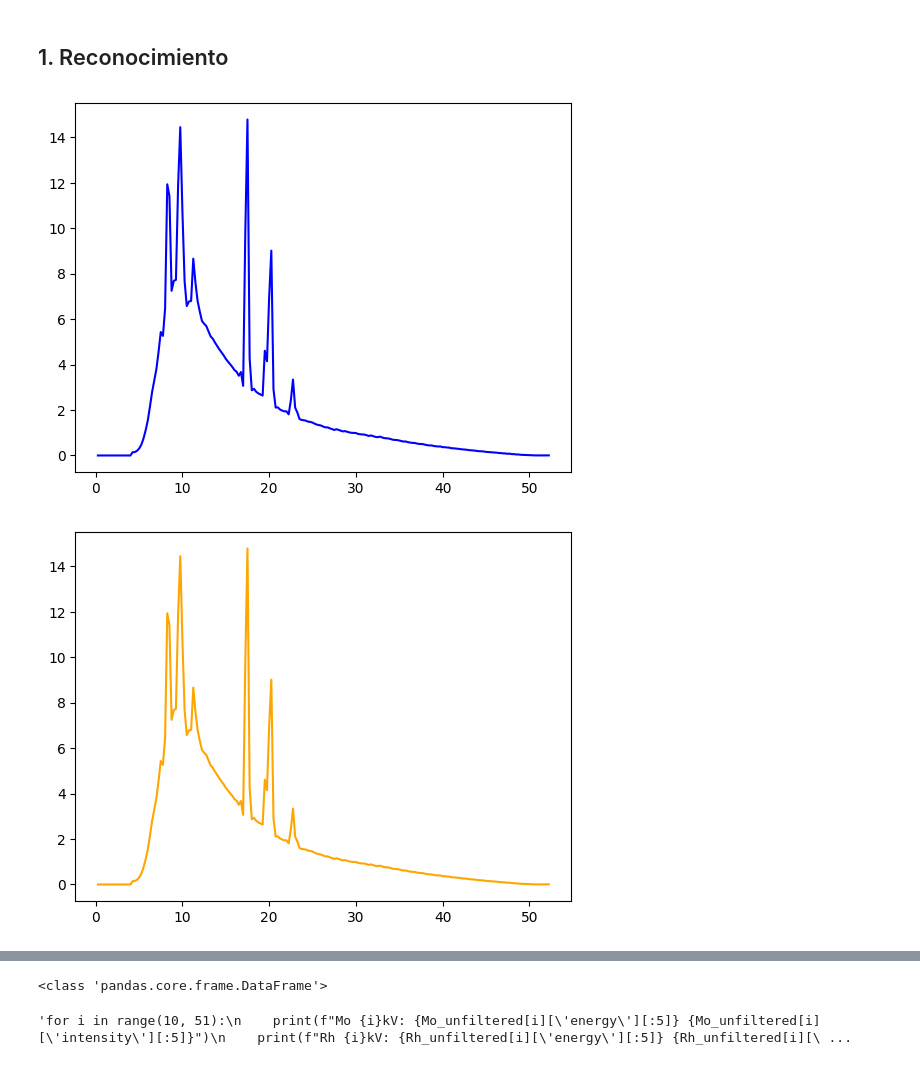
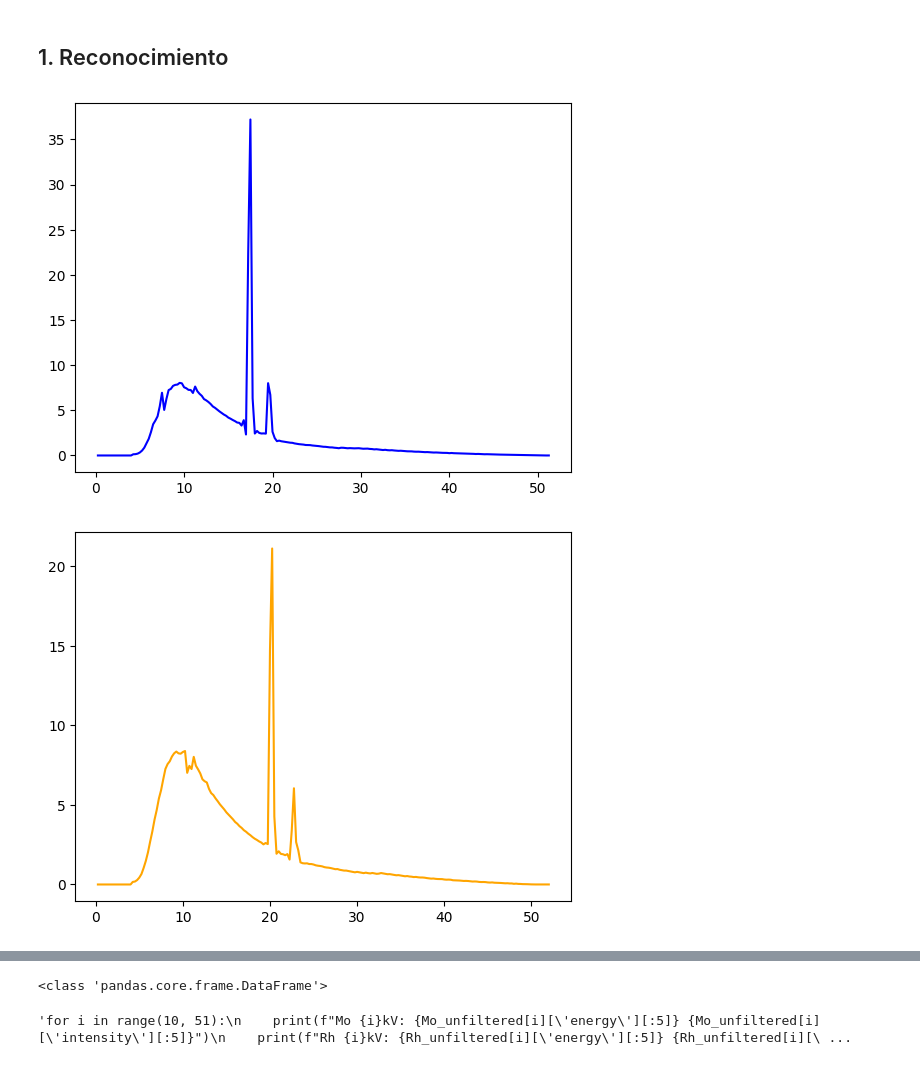
Before and after one commit to Metodos-computacionales-2-grupo-8/Tareas-grupo-8, a Jupyter notebook: Taller 1 - calentamiento/Taller 1.ipynb, the cells around one changed output, grey strips where cells are left out. Cells and saved outputs as stored; diff of their text form; code cells hidden in the pictures.

```diff
--- a/Taller 1 - calentamiento/Taller 1.ipynb
+++ b/Taller 1 - calentamiento/Taller 1.ipynb
@@ -22,16 +22,16 @@ for i in range(10, 51):
     directory_Rh = "mammography_spectra/Rh_unfiltered_10kV-50kV/Rh_{}kV.dat".format(i)
     directory_W = "mammography_spectra/W_unfiltered_10kV-50kV/W_{}kV.dat".format(i)
     with open(directory_Mo, "r") as file:
-        content = file.read()
-        lines = content.splitlines()
+        content_Mo = file.read()
+        lines_Mo = content_Mo.splitlines()
     with open(directory_Rh, "r") as file:
-        content = file.read()
-        lines += content.splitlines()
+        content_Rh = file.read()
+        lines_Rh = content_Rh.splitlines()
     with open(directory_W, "r") as file:
-        content = file.read()
-        lines += content.splitlines()
+        content_W = file.read()
+        lines_W = content_W.splitlines()
 
-    for data_Mo in lines:
+    for data_Mo in lines_Mo:
         if data_Mo.startswith("#"):
             continue
         values = data_Mo.split()
@@ -52,7 +52,7 @@ for i in range(10, 51):
             print("Warning: Values exceed expected ranges.")
             break"""
 
-    for data_Rh in lines:
+    for data_Rh in lines_Rh:
         if data_Rh.startswith("#"):
             continue
         values = data_Rh.split()
@@ -72,7 +72,7 @@ for i in range(10, 51):
             print("Warning: Values exceed expected ranges.")
             break"""
 
-    for data_W in lines:
+    for data_W in lines_W:
         if data_W.startswith("#"):
             continue
         values = data_W.split()
@@ -166,32 +166,34 @@ plt.show()
 
 
 mean_all = pd.concat([mean_by_kV_Mo, mean_by_kV_Rh, mean_by_kV_W], keys=['Mo', 'Rh', 'W'], names=['Material', 'Row']).reset_index(level='Material')
 mean_all.to_csv('mean_intensity_all_materials.csv', index=False)
 
+
+
 print(type(mean_all))
 
 
 
 
 # Combine all DataFrames into a single DataFrame
 # final_df = pd.concat(list_of_dfs, ignore_index=True)
 # final_df.to_csv('spectra_data.csv', index=False)
 
 # Print the results for verification
 """for i in range(10, 51):
     print(f"Mo {i}kV: {Mo_unfiltered[i]['energy'][:5]} {Mo_unfiltered[i]['intensity'][:5]}")
     print(f"Rh {i}kV: {Rh_unfiltered[i]['energy'][:5]} {Rh_unfiltered[i]['intensity'][:5]}")
     print(f"W {i}kV: {W_unfiltered[i]['energy'][:5]} {W_unfiltered[i]['intensity'][:5]}")
     print("-" * 40)
 """
 
 # The data is now stored in the dictionaries Mo_unfiltered, Rh_unfiltered, and W_unfiltered
 # Each dictionary contains keys from 10 to 50, and each key maps to another dictionary with 'energy' and 'intensity' lists.
 
 # You can access the data like this:
 # Example: Accessing energy and intensity for Mo at 30 kV
 # energy_30kV = Mo_unfiltered[30]["energy"]
 # intensity_30kV = Mo_unfiltered[30]["intensity"]
 # %% [output]
-[figure, old version]
+[figure, new version]
-[figure, old version]
+[figure, new version]
```
Also changed, not shown: parts of 1 cell of this notebook, 11 other files.
